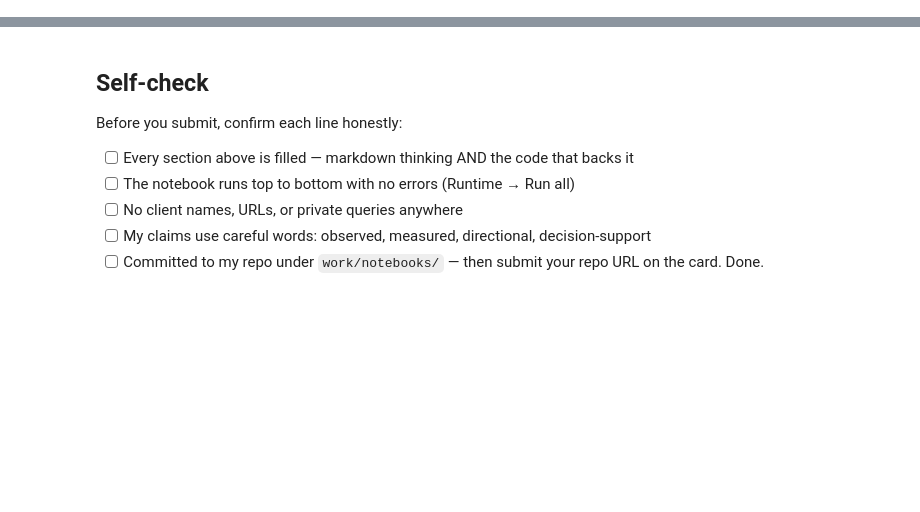
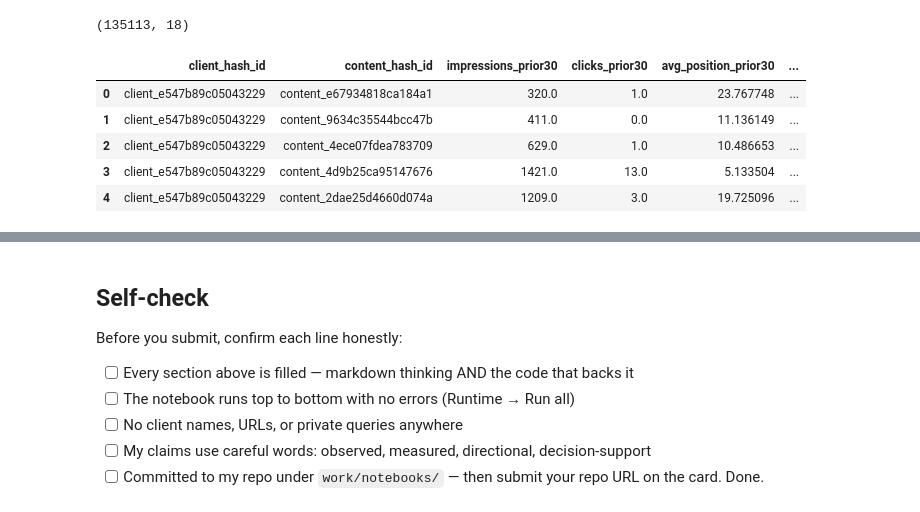
Before and after one commit to MohinaRustamova/flyrank-ml-internship, a Jupyter notebook: work/notebooks/w03_feature_leakage_check.ipynb, the cells around one changed output, grey strips where cells are left out. Drawn from its saved outputs; the diff is of its cells as text; code cells hidden in the pictures; blank space fills up the shorter version.

```diff
--- a/work/notebooks/w03_feature_leakage_check.ipynb
+++ b/work/notebooks/w03_feature_leakage_check.ipynb
@@ -12,0 +48,76 @@ This skeleton is yours to fill. Work the sections **in order** — each one has
+# %%
+import pandas as pd
+feature_frame = con.sql(f"""
+    WITH prior AS (
+        SELECT client_hash_id, content_hash_id,
+               SUM(gsc_impressions) AS impressions_prior30,
+               SUM(gsc_clicks) AS clicks_prior30,
+               AVG(gsc_avg_position) AS avg_position_prior30
+        FROM {FACT}
+        WHERE report_date BETWEEN DATE '2026-01-31' AND DATE '2026-03-01'
+          AND gsc_data_available IS TRUE
+        GROUP BY client_hash_id, content_hash_id
+    ),
+    current AS (
+        SELECT client_hash_id, content_hash_id,
+               SUM(gsc_impressions) AS impressions_current30,
+               SUM(gsc_clicks) AS clicks_current30
+        FROM {FACT}
+        WHERE report_date BETWEEN DATE '2026-03-02' AND DATE '2026-03-31'
+          AND gsc_data_available IS TRUE
+        GROUP BY client_hash_id, content_hash_id
+    )
+    SELECT p.client_hash_id, p.content_hash_id,
+           p.impressions_prior30, p.clicks_prior30, p.avg_position_prior30,
+           c.impressions_current30, c.clicks_current30,
+           CASE WHEN c.impressions_current30 < p.impressions_prior30 * 0.8
+                THEN 1 ELSE 0 END AS is_declining_label
+    FROM prior p
+    JOIN current c USING (client_hash_id, content_hash_id)
+    WHERE p.impressions_prior30 > 0
+""").df()
+
+# Engineered ratio feature — guard the divide-by-zero
+feature_frame["ctr_prior30"] = (
+    feature_frame["clicks_prior30"] / feature_frame["impressions_prior30"]
+).replace([float("inf"), -float("inf")], 0).fillna(0)
+
+feats = con.sql(f"""
+    SELECT content_hash_id, content_type, word_count,
+           DATE_DIFF('day', content_created_date, DATE '{DECISION_DATE}') AS content_age_days,
+           last_optimized_date
+    FROM {DIMC}
+    WHERE is_published IS TRUE AND is_deleted IS FALSE
+""").df()
+
+feature_frame = feature_frame.merge(feats, on="content_hash_id", how="left")
+
+# Missing-value handling: flag, don't silently fillna(0)
+feature_frame["has_word_count"] = feature_frame["word_count"].notna().astype(int)
+feature_frame["word_count"] = feature_frame["word_count"].fillna(0)
+
+# Recency feature, leak-safe: an optimization only "counts" if it happened
+# ON OR BEFORE the decision date. dim_content reflects CURRENT state, so
+# raw last_optimized_date can be in the future relative to 2026-03-31 —
+# using that unfiltered would leak information the model couldn't have had.
+decision_ts = pd.to_datetime(DECISION_DATE)
+last_opt = pd.to_datetime(feature_frame["last_optimized_date"])
+known_optimization = last_opt.notna() & (last_opt <= decision_ts)
+
+feature_frame["has_been_optimized"] = known_optimization.astype(int)
+feature_frame["days_since_last_optimized"] = (decision_ts - last_opt).dt.days
+feature_frame.loc[~known_optimization, "days_since_last_optimized"] = -1  # never optimized as of decision date
+
+# Categorical handling: one-hot, not label-encoded (no false ordering)
+feature_frame = pd.get_dummies(feature_frame, columns=["content_type"], prefix="type")
+
+print(feature_frame.shape)
+feature_frame.head()
+# %% [output]
+(135113, 18)
+|  | client_hash_id | content_hash_id | impressions_prior30 | clicks_prior30 | avg_position_prior30 | ... |
+| 0 | client_e547b89c05043229 | content_e67934818ca184a1 | 320.0 | 1.0 | 23.767748 | ... |
+| 1 | client_e547b89c05043229 | content_9634c35544bcc47b | 411.0 | 0.0 | 11.136149 | ... |
+| 2 | client_e547b89c05043229 | content_4ece07fdea783709 | 629.0 | 1.0 | 10.486653 | ... |
+| 3 | client_e547b89c05043229 | content_4d9b25ca95147676 | 1421.0 | 13.0 | 5.133504 | ... |
+| 4 | client_e547b89c05043229 | content_2dae25d4660d074a | 1209.0 | 3.0 | 19.725096 | ... |
```
Also changed, not shown: parts of 15 cells of this notebook.
